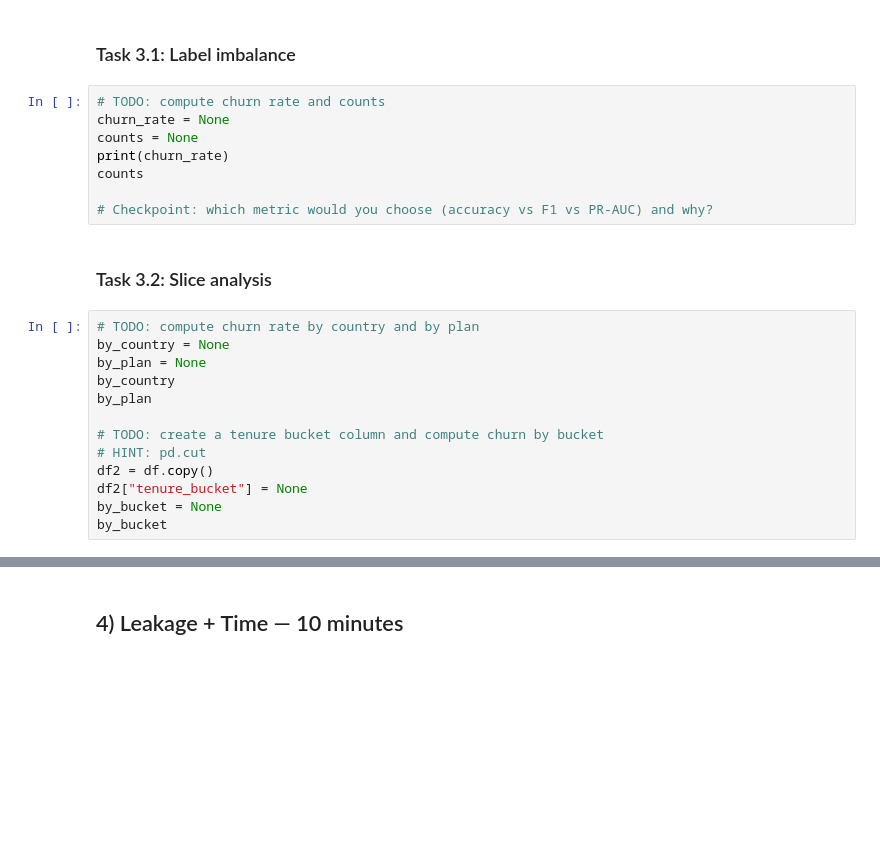
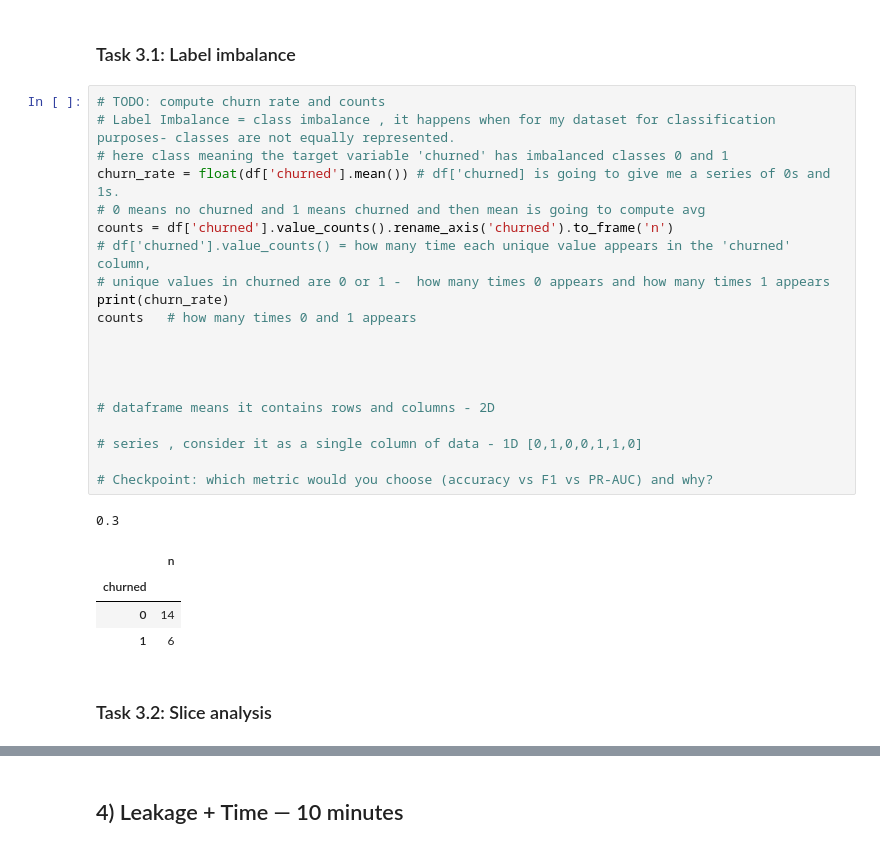
Before and after one commit to super30admin/EDA, a Jupyter notebook: eda_student_lab.ipynb, the cells around one changed output, grey strips where cells are left out. Cells and saved outputs as stored; diff of their text form; blank space fills up the shorter version.

```diff
--- a/eda_student_lab.ipynb
+++ b/eda_student_lab.ipynb
@@ -101,26 +187,31 @@ plt.show()
 ## 3) Target + Slices — 15 minutes
 # %% [markdown]
 ### Task 3.1: Label imbalance
-# %%
-# TODO: compute churn rate and counts
-churn_rate = None
-counts = None
-print(churn_rate)
-counts
-
-# Checkpoint: which metric would you choose (accuracy vs F1 vs PR-AUC) and why?
+# %%
+# TODO: compute churn rate and counts
+# Label Imbalance = class imbalance , it happens when for my dataset for classification purposes- classes are not equally represented.
+# here class meaning the target variable 'churned' has imbalanced classes 0 and 1
+churn_rate = float(df['churned'].mean()) # df['churned] is going to give me a series of 0s and 1s.
+# 0 means no churned and 1 means churned and then mean is going to compute avg
+counts = df['churned'].value_counts().rename_axis('churned').to_frame('n')
+# df['churned'].value_counts() = how many time each unique value appears in the 'churned' column,
+# unique values in churned are 0 or 1 -  how many times 0 appears and how many times 1 appears
+print(churn_rate)
+counts   # how many times 0 and 1 appears
+
+
+
+
+# dataframe means it contains rows and columns - 2D
+
+# series , consider it as a single column of data - 1D [0,1,0,0,1,1,0]
+
+# Checkpoint: which metric would you choose (accuracy vs F1 vs PR-AUC) and why?
+# %% [output]
+0.3
+|  | n |
+| churned |  |
+| 0 | 14 |
+| 1 | 6 |
 # %% [markdown]
 ### Task 3.2: Slice analysis
-# %%
-# TODO: compute churn rate by country and by plan
-by_country = None
-by_plan = None
-by_country
-by_plan
-
-# TODO: create a tenure bucket column and compute churn by bucket
-# HINT: pd.cut
-df2 = df.copy()
-df2["tenure_bucket"] = None
-by_bucket = None
-by_bucket
```
Also changed, not shown: parts of 9 cells of this notebook.
